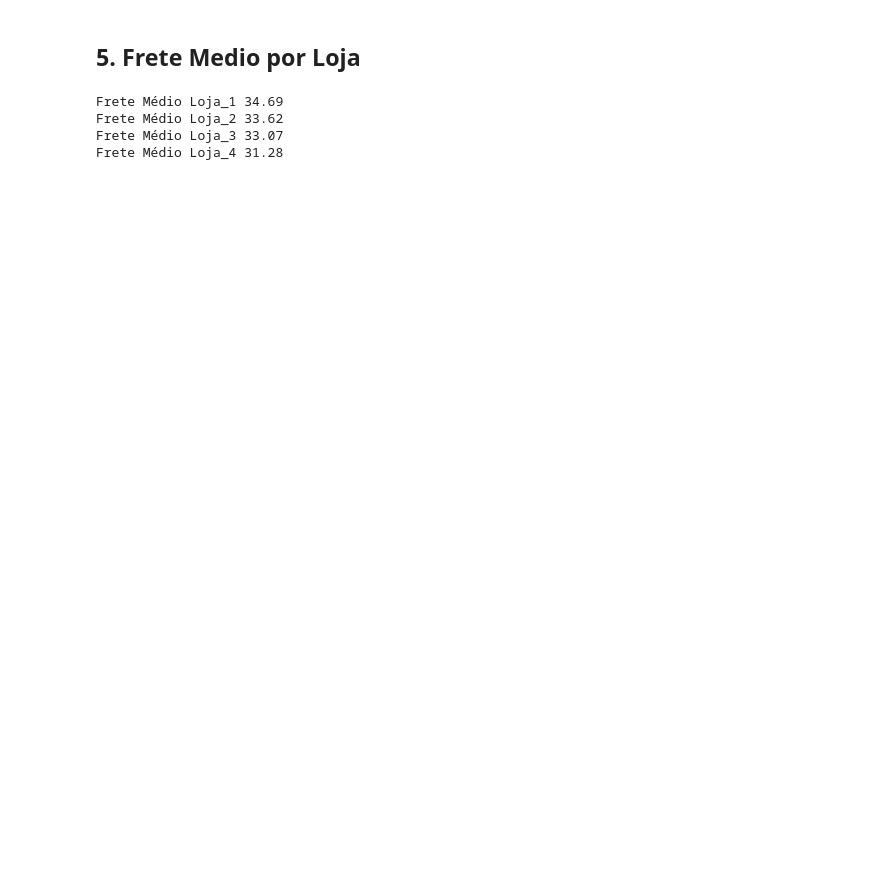
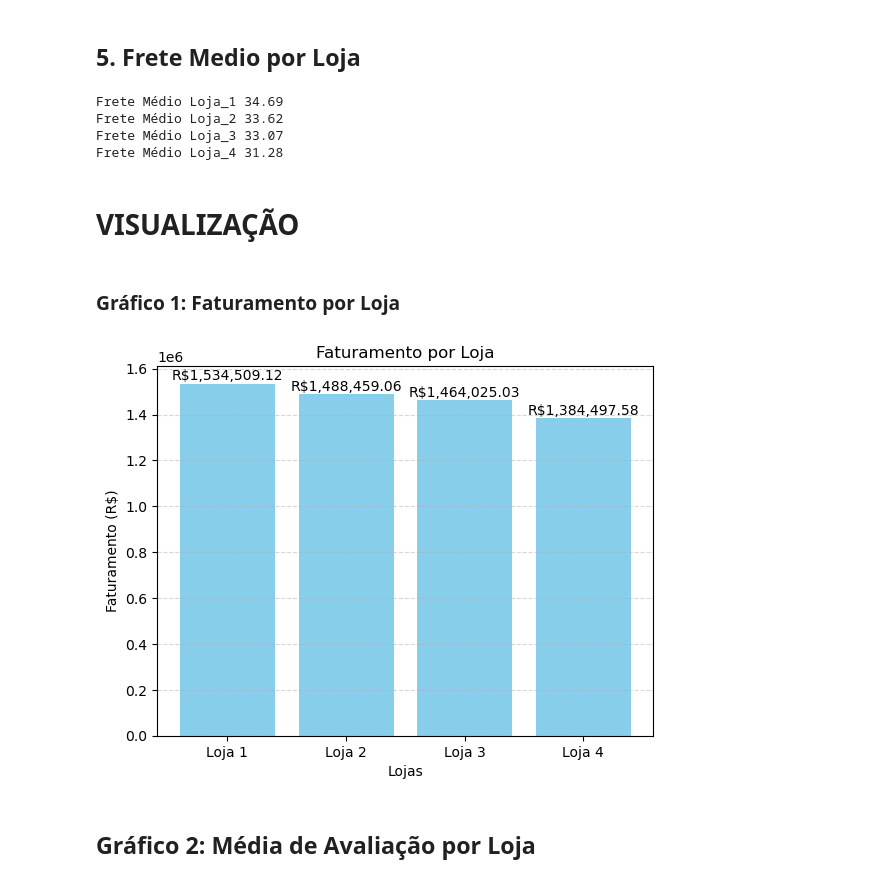
Before and after one commit to vmpimenta/challenge_alura_store_modelagem, a Jupyter notebook: challenge.ipynb, the cells around one changed output. Saved outputs shown, nothing was run; the diff lists cells and outputs as text; code cells hidden in the pictures; blank space fills up the shorter version.

```diff
--- a/challenge.ipynb
+++ b/challenge.ipynb
@@ -21,7 +21,8 @@ loja1.head()
 
 def faturamento(dataset):
     faturamento_loja = sum(dataset["Preço"])
-    return f'{faturamento_loja:,.2f}'
+    return faturamento_loja
+    #return f'{faturamento_loja:,.2f}' RETORNAR UMA STRING FORMATADA APENAS QUANDO FOR PRA EXIBIR
 # %%
 # VENDAS POR CATEGORIA
 # função que traz as vendas por categoria
@@ -136,3 +137,24 @@ Frete Médio Loja_1 34.69
 Frete Médio Loja_2 33.62
 Frete Médio Loja_3 33.07
 Frete Médio Loja_4 31.28
+# %% [markdown]
+# VISUALIZAÇÃO
+# %% [markdown]
+### Gráfico 1: Faturamento por Loja
+# %%
+lojas = ["Loja 1", "Loja 2", "Loja 3", "Loja 4"]
+lista_faturamento = [faturamento(loja1), faturamento(loja2), faturamento(loja3), faturamento(loja4)]
+# %%
+plt.bar(lojas, lista_faturamento, color='skyblue') # criando o gráfico de barras
+plt.title("Faturamento por Loja") # Titulo
+plt.xlabel("Lojas") # Titulo eixo X
+plt.ylabel("Faturamento (R$)") # Titulo eixo Y
+plt.grid(axis='y', linestyle='--', alpha=0.5) # Linhas de grade
+
+# colocando os valores no topo das barras
+for i, valor in enumerate(lista_faturamento):
+    plt.text(i, valor + max(lista_faturamento)*0.01, f'R${valor:,.2f}', ha='center')
+# %% [output]
+[figure, added]
+# %% [markdown]
+## Gráfico 2: Média de Avaliação por Loja
```
Also changed, not shown: parts of 24 cells of this notebook.
